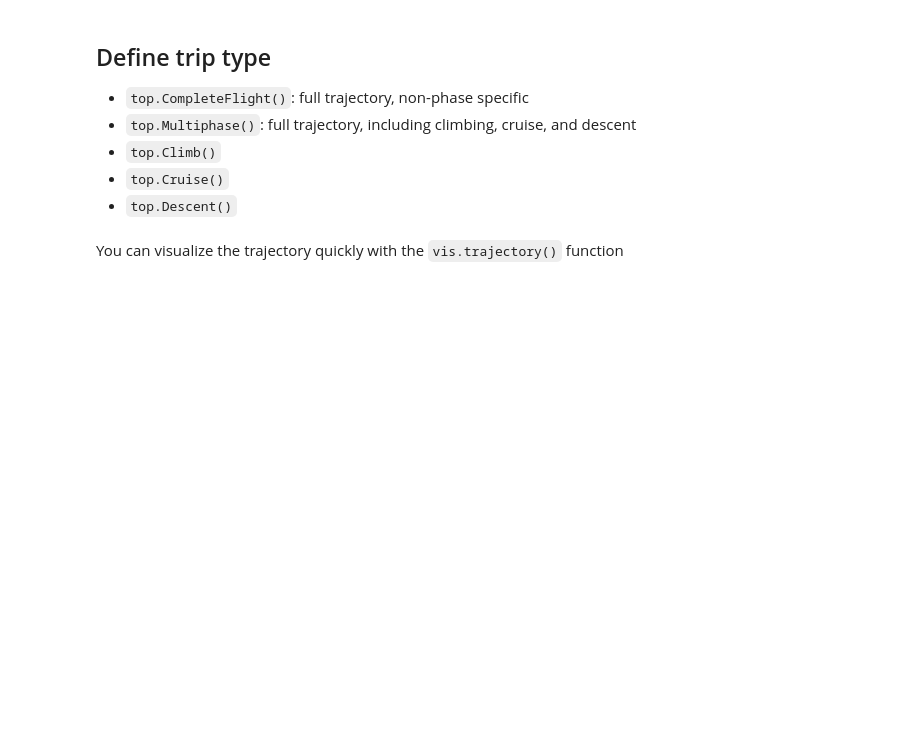
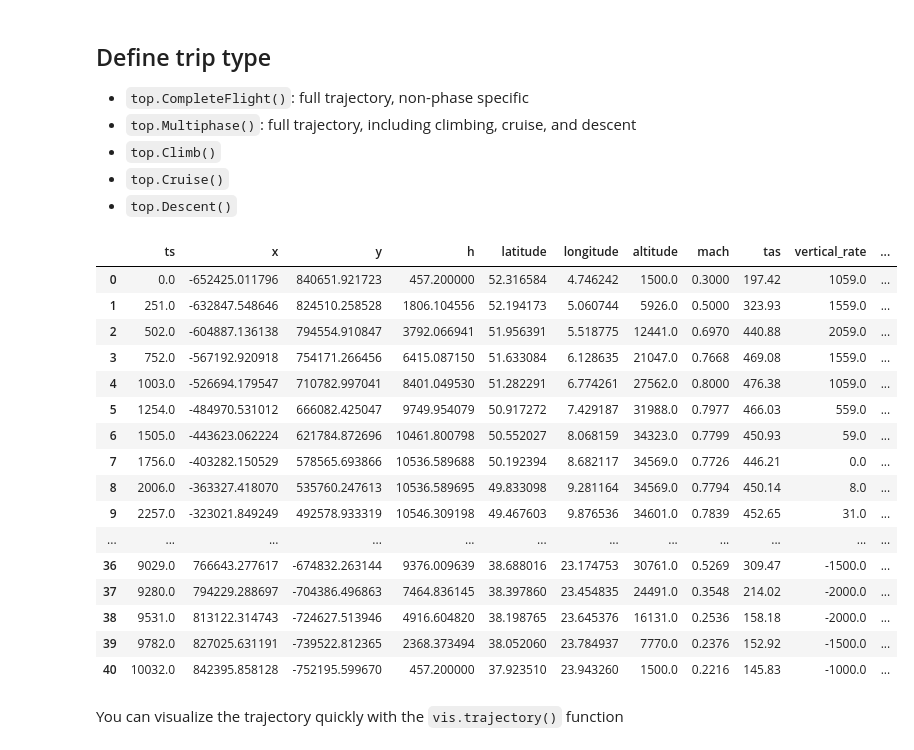
Before and after one commit to junzis/openap-top, a Jupyter notebook: examples/basic.ipynb, the cells around one changed output. Drawn from its saved outputs; the diff is of its cells as text; code cells hidden in the pictures; blank space fills up the shorter version.

```diff
--- a/examples/basic.ipynb
+++ b/examples/basic.ipynb
@@ -28,6 +31,28 @@ m0 = 0.85
 # %%
 optimizer = top.CompleteFlight(actype, origin, destination, m0)
 flight = optimizer.trajectory(objective="fuel")
+# %%
+fuel = openap.FuelFlow("a320")
+
+flight.assign(ff=fuel.enroute(flight.mass, flight.tas, flight.altitude, flight.vertical_rate)*flight.ts.iloc[1])
+# %% [output]
+|  | ts | x | y | h | latitude | longitude | altitude | mach | tas | vertical_rate | ... |
+| 0 | 0.0 | -652425.011796 | 840651.921723 | 457.200000 | 52.316584 | 4.746242 | 1500.0 | 0.3000 | 197.42 | 1059.0 | ... |
+| 1 | 251.0 | -632847.548646 | 824510.258528 | 1806.104556 | 52.194173 | 5.060744 | 5926.0 | 0.5000 | 323.93 | 1559.0 | ... |
+| 2 | 502.0 | -604887.136138 | 794554.910847 | 3792.066941 | 51.956391 | 5.518775 | 12441.0 | 0.6970 | 440.88 | 2059.0 | ... |
+| 3 | 752.0 | -567192.920918 | 754171.266456 | 6415.087150 | 51.633084 | 6.128635 | 21047.0 | 0.7668 | 469.08 | 1559.0 | ... |
+| 4 | 1003.0 | -526694.179547 | 710782.997041 | 8401.049530 | 51.282291 | 6.774261 | 27562.0 | 0.8000 | 476.38 | 1059.0 | ... |
+| 5 | 1254.0 | -484970.531012 | 666082.425047 | 9749.954079 | 50.917272 | 7.429187 | 31988.0 | 0.7977 | 466.03 | 559.0 | ... |
+| 6 | 1505.0 | -443623.062224 | 621784.872696 | 10461.800798 | 50.552027 | 8.068159 | 34323.0 | 0.7799 | 450.93 | 59.0 | ... |
+| 7 | 1756.0 | -403282.150529 | 578565.693866 | 10536.589688 | 50.192394 | 8.682117 | 34569.0 | 0.7726 | 446.21 | 0.0 | ... |
+| 8 | 2006.0 | -363327.418070 | 535760.247613 | 10536.589695 | 49.833098 | 9.281164 | 34569.0 | 0.7794 | 450.14 | 8.0 | ... |
+| 9 | 2257.0 | -323021.849249 | 492578.933319 | 10546.309198 | 49.467603 | 9.876536 | 34601.0 | 0.7839 | 452.65 | 31.0 | ... |
+| ... | ... | ... | ... | ... | ... | ... | ... | ... | ... | ... | ... |
+| 36 | 9029.0 | 766643.277617 | -674832.263144 | 9376.009639 | 38.688016 | 23.174753 | 30761.0 | 0.5269 | 309.47 | -1500.0 | ... |
+| 37 | 9280.0 | 794229.288697 | -704386.496863 | 7464.836145 | 38.397860 | 23.454835 | 24491.0 | 0.3548 | 214.02 | -2000.0 | ... |
+| 38 | 9531.0 | 813122.314743 | -724627.513946 | 4916.604820 | 38.198765 | 23.645376 | 16131.0 | 0.2536 | 158.18 | -2000.0 | ... |
+| 39 | 9782.0 | 827025.631191 | -739522.812365 | 2368.373494 | 38.052060 | 23.784937 | 7770.0 | 0.2376 | 152.92 | -1500.0 | ... |
+| 40 | 10032.0 | 842395.858128 | -752195.599670 | 457.200000 | 37.923510 | 23.943260 | 1500.0 | 0.2216 | 145.83 | -1000.0 | ... |
 # %% [markdown]
 You can visualize the trajectory quickly with the `vis.trajectory()` function
 # %%
```
Also changed, not shown: parts of 3 cells of this notebook, 2 other files.
